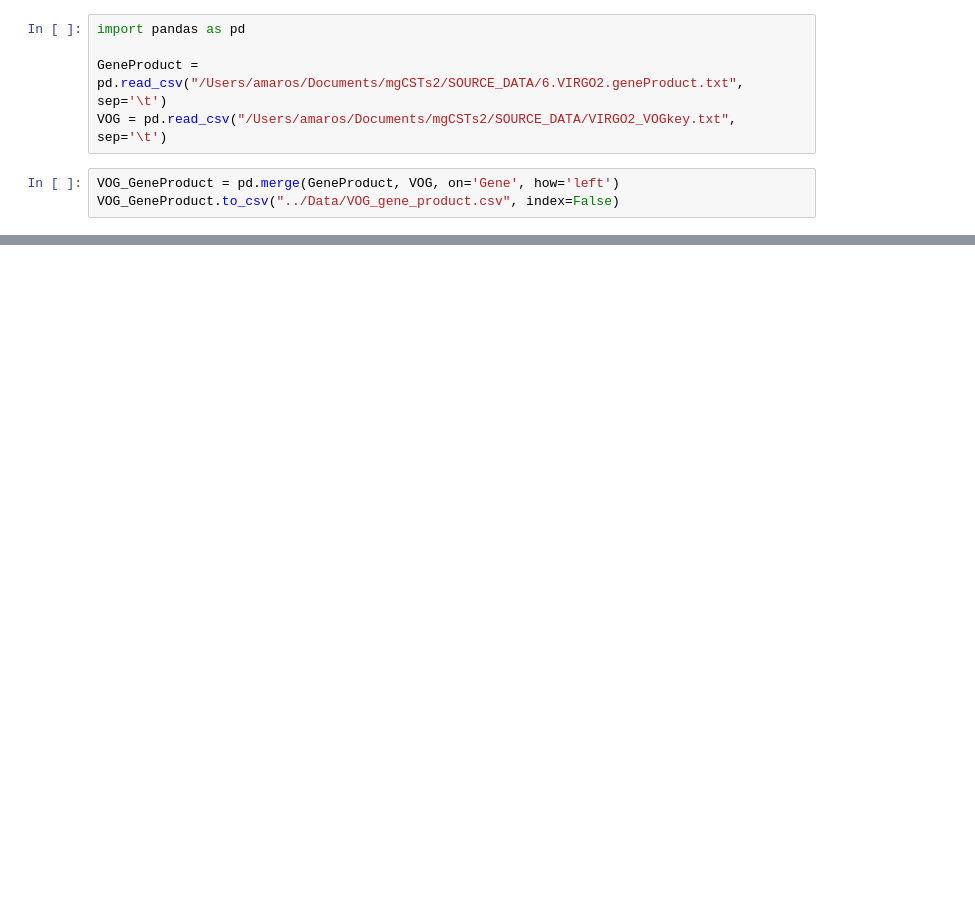
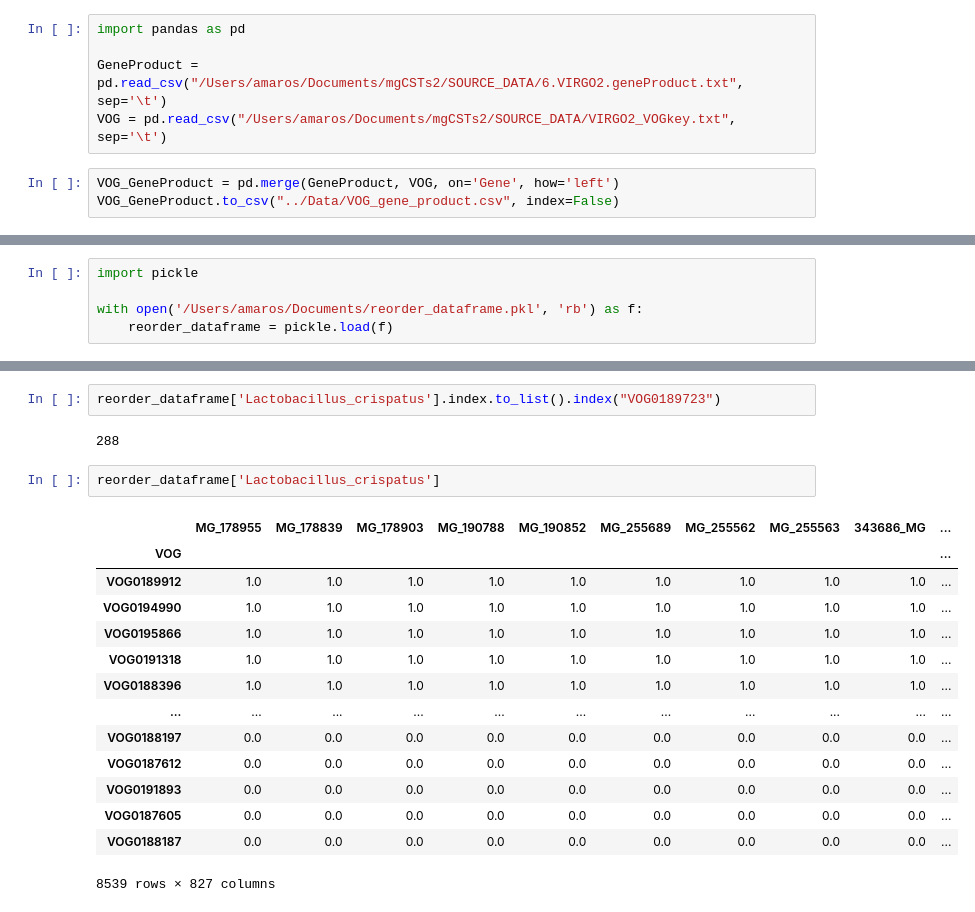
Before and after one commit to AmauryMaros/MgCSTs2, a Jupyter notebook: Python_notebooks/VOG_gene_product.ipynb, the cells around one changed output, grey strips where cells are left out. Saved outputs shown, nothing was run; the diff lists cells and outputs as text; blank space fills up the shorter version.

```diff
--- a/Python_notebooks/VOG_gene_product.ipynb
+++ b/Python_notebooks/VOG_gene_product.ipynb
@@ -24,0 +64,5 @@ VOG_GeneProduct
+# %%
+import pickle
+
+with open('/Users/amaros/Documents/reorder_dataframe.pkl', 'rb') as f:
+    reorder_dataframe = pickle.load(f)
@@ -24,0 +128,21 @@ VOG_GeneProduct
+# %%
+reorder_dataframe['Lactobacillus_crispatus'].index.to_list().index("VOG0189723")
+# %% [output]
+288
+# %%
+reorder_dataframe['Lactobacillus_crispatus']
+# %% [output]
+|  | MG_178955 | MG_178839 | MG_178903 | MG_190788 | MG_190852 | MG_255689 | MG_255562 | MG_255563 | 343686_MG | ... |
+| VOG |  |  |  |  |  |  |  |  |  | ... |
+| VOG0189912 | 1.0 | 1.0 | 1.0 | 1.0 | 1.0 | 1.0 | 1.0 | 1.0 | 1.0 | ... |
+| VOG0194990 | 1.0 | 1.0 | 1.0 | 1.0 | 1.0 | 1.0 | 1.0 | 1.0 | 1.0 | ... |
+| VOG0195866 | 1.0 | 1.0 | 1.0 | 1.0 | 1.0 | 1.0 | 1.0 | 1.0 | 1.0 | ... |
+| VOG0191318 | 1.0 | 1.0 | 1.0 | 1.0 | 1.0 | 1.0 | 1.0 | 1.0 | 1.0 | ... |
+| VOG0188396 | 1.0 | 1.0 | 1.0 | 1.0 | 1.0 | 1.0 | 1.0 | 1.0 | 1.0 | ... |
+| ... | ... | ... | ... | ... | ... | ... | ... | ... | ... | ... |
+| VOG0188197 | 0.0 | 0.0 | 0.0 | 0.0 | 0.0 | 0.0 | 0.0 | 0.0 | 0.0 | ... |
+| VOG0187612 | 0.0 | 0.0 | 0.0 | 0.0 | 0.0 | 0.0 | 0.0 | 0.0 | 0.0 | ... |
+| VOG0191893 | 0.0 | 0.0 | 0.0 | 0.0 | 0.0 | 0.0 | 0.0 | 0.0 | 0.0 | ... |
+| VOG0187605 | 0.0 | 0.0 | 0.0 | 0.0 | 0.0 | 0.0 | 0.0 | 0.0 | 0.0 | ... |
+| VOG0188187 | 0.0 | 0.0 | 0.0 | 0.0 | 0.0 | 0.0 | 0.0 | 0.0 | 0.0 | ... |
+8539 rows × 827 columns
```
Also changed, not shown: parts of 8 cells of this notebook, 10 other files.
